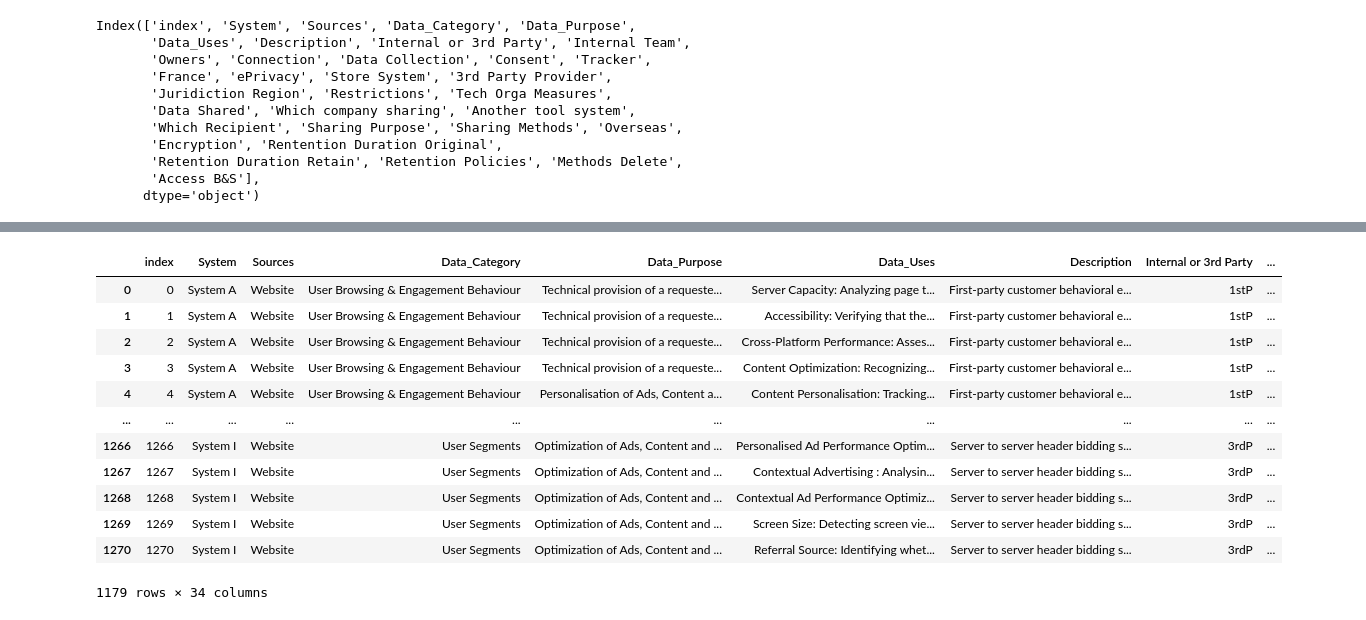
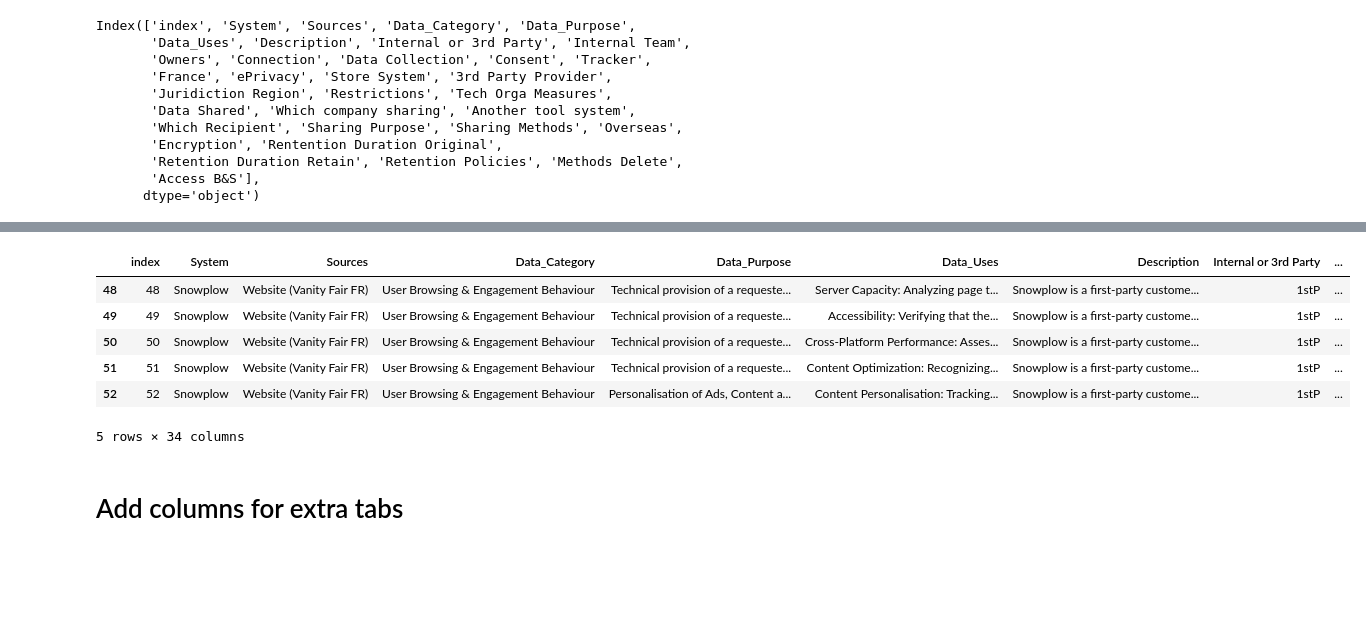
Before and after one commit to flohaha/Colab_Better_Rop, a Jupyter notebook: ROPA.ipynb, the cells around one changed output, grey strips where cells are left out. Drawn from its saved outputs; the diff is of its cells as text; code cells hidden in the pictures; blank space fills up the shorter version.

Commit message:
Final with all ROPA columns and tracker yes - run from Better&Stronger folder

```diff
--- a/ROPA.ipynb
+++ b/ROPA.ipynb
@@ -60,11 +68,17 @@ SS_Link = 'https://docs.google.com/spreadsheets/d/18kI721X-bXSx-nnOjzGuPM62buTsf
+# %%
+SS_Link = 'https://docs.google.com/spreadsheets/d/1I8iMjqpszFhEFdcpJIR8DI-kIwNmROqnHuk6cNoXPgs/edit#gid=957651562'
+SS_Info_Tab = 'ROPA - Data Infos'
+
+### new copie real 'https://docs.google.com/spreadsheets/d/1I8iMjqpszFhEFdcpJIR8DI-kIwNmROqnHuk6cNoXPgs/edit#gid=957651562'
+### old test not real 'https://docs.google.com/spreadsheets/d/18kI721X-bXSx-nnOjzGuPM62buTsfiMsEDc7sEIciWI/edit#gid=957651562'
 # %%
-import pandas as pd
+
 # read data and put it in a dataframe
 gsheets = gc.open_by_url(SS_Link)
-sheets = gsheets.worksheet('Data Infos').get_all_values()
+sheets = gsheets.worksheet(SS_Info_Tab).get_all_values()
 df_infos = pd.DataFrame(sheets[1:], columns=sheets[0])
 
-df_infos
+df_infos.head(5)
 # %% [output]
 |  | Acquisition |  |  |  |  |  |  |  |  |  | ... | ... |
 | 0 | The name of the tool / provider /... | Description | Internal or Third Party | Internal Team | Owners/Stakeholders/Contacts | Source(s) from which the tool ret... | Connection type between the sourc... | Data Categories gathered from the... | Data Collection Methods | Data Collection adapted to user c... | ... | ... |
@@ -174,12 +173,2 @@ df_sample
 # %%
 df_sample.columns = ['System','Sources','Data_Category','Data_Purpose','Data_Uses']#,'','']
-# %%
-
-df_sample
-
-for i in range(0,len(df_sample)):
-  z = df_sample.iloc[i, 1]
-  if z == '':
-    df_sample.iloc[i, 1] = df_sample.iloc[i-1, 1]
-
-df_sample#.iloc[:, 0].unique().tolist()
@@ -818,20 +624,17 @@ dtype: int64
 # %%
 df_final_merged_tracker_y = df_final_merged[df_final_merged['Tracker']=='Y']
-df_final_merged_tracker_y
+
+df_final_merged_tracker_y.head()
 # %% [output]
 |  | index | System | Sources | Data_Category | Data_Purpose | Data_Uses | Description | Internal or 3rd Party | ... |
-| 0 | 0 | System A | Website | User Browsing & Engagement Behaviour | Technical provision of a requeste... | Server Capacity: Analyzing page t... | First-party customer behavioral e... | 1stP | ... |
-| 1 | 1 | System A | Website | User Browsing & Engagement Behaviour | Technical provision of a requeste... | Accessibility: Verifying that the... | First-party customer behavioral e... | 1stP | ... |
-| 2 | 2 | System A | Website | User Browsing & Engagement Behaviour | Technical provision of a requeste... | Cross-Platform Performance: Asses... | First-party customer behavioral e... | 1stP | ... |
-| 3 | 3 | System A | Website | User Browsing & Engagement Behaviour | Technical provision of a requeste... | Content Optimization: Recognizing... | First-party customer behavioral e... | 1stP | ... |
-| 4 | 4 | System A | Website | User Browsing & Engagement Behaviour | Personalisation of Ads, Content a... | Content Personalisation: Tracking... | First-party customer behavioral e... | 1stP | ... |
-| ... | ... | ... | ... | ... | ... | ... | ... | ... | ... |
-| 1266 | 1266 | System I | Website | User Segments | Optimization of Ads, Content and ... | Personalised Ad Performance Optim... | Server to server header bidding s... | 3rdP | ... |
-| 1267 | 1267 | System I | Website | User Segments | Optimization of Ads, Content and ... | Contextual Advertising : Analysin... | Server to server header bidding s... | 3rdP | ... |
-| 1268 | 1268 | System I | Website | User Segments | Optimization of Ads, Content and ... | Contextual Ad Performance Optimiz... | Server to server header bidding s... | 3rdP | ... |
-| 1269 | 1269 | System I | Website | User Segments | Optimization of Ads, Content and ... | Screen Size: Detecting screen vie... | Server to server header bidding s... | 3rdP | ... |
-| 1270 | 1270 | System I | Website | User Segments | Optimization of Ads, Content and ... | Referral Source: Identifying whet... | Server to server header bidding s... | 3rdP | ... |
+| 48 | 48 | Snowplow | Website (Vanity Fair FR) | User Browsing & Engagement Behaviour | Technical provision of a requeste... | Server Capacity: Analyzing page t... | Snowplow is a first-party custome... | 1stP | ... |
+| 49 | 49 | Snowplow | Website (Vanity Fair FR) | User Browsing & Engagement Behaviour | Technical provision of a requeste... | Accessibility: Verifying that the... | Snowplow is a first-party custome... | 1stP | ... |
+| 50 | 50 | Snowplow | Website (Vanity Fair FR) | User Browsing & Engagement Behaviour | Technical provision of a requeste... | Cross-Platform Performance: Asses... | Snowplow is a first-party custome... | 1stP | ... |
+| 51 | 51 | Snowplow | Website (Vanity Fair FR) | User Browsing & Engagement Behaviour | Technical provision of a requeste... | Content Optimization: Recognizing... | Snowplow is a first-party custome... | 1stP | ... |
+| 52 | 52 | Snowplow | Website (Vanity Fair FR) | User Browsing & Engagement Behaviour | Personalisation of Ads, Content a... | Content Personalisation: Tracking... | Snowplow is a first-party custome... | 1stP | ... |
-1179 rows × 34 columns
+5 rows × 34 columns
+# %% [markdown]
+# Add columns for extra tabs
 # %%
 data_cat_url = 'https://docs.google.com/spreadsheets/d/18kI721X-bXSx-nnOjzGuPM62buTsfiMsEDc7sEIciWI/edit#gid=1084619471'
 
```
Also changed, not shown: parts of 77 cells of this notebook.
